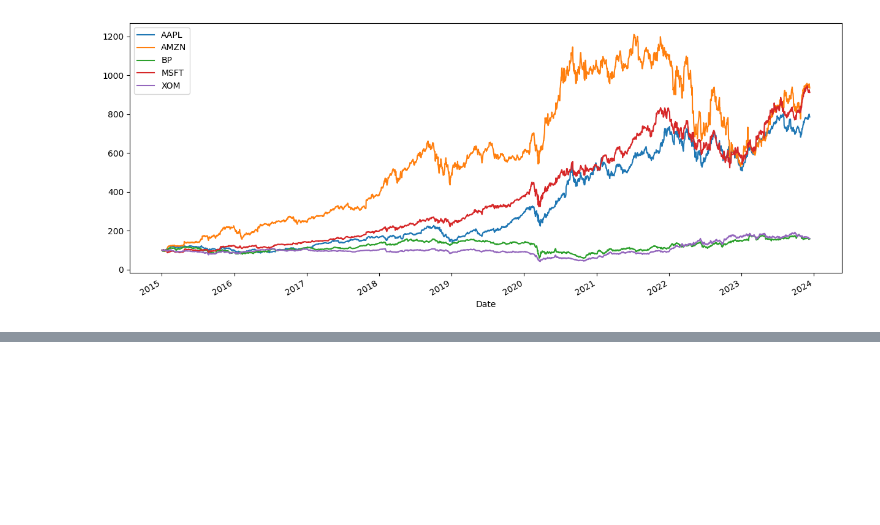
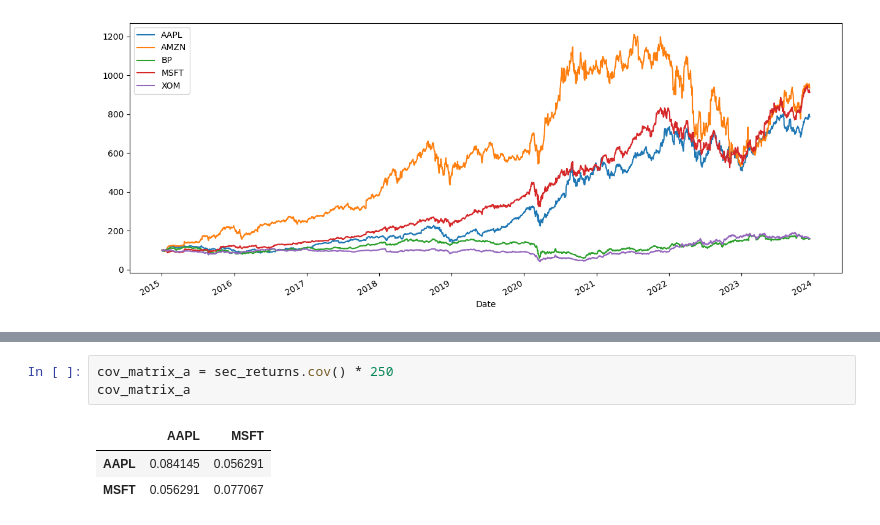
Before and after one commit to Ravindra1972/Anaytics-in-finance-using-Python, a Jupyter notebook: Return_and_Risk_of_a_Portfolio.ipynb, the cells around one changed output, grey strips where cells are left out. Drawn from its saved outputs; the diff is of its cells as text; blank space fills up the shorter version.

```diff
--- a/Return_and_Risk_of_a_Portfolio.ipynb
+++ b/Return_and_Risk_of_a_Portfolio.ipynb
@@ -91,0 +235,7 @@ plt.show()
+# %%
+cov_matrix_a = sec_returns.cov() * 250
+cov_matrix_a
+# %% [output]
+|  | AAPL | MSFT |
+| AAPL | 0.084145 | 0.056291 |
+| MSFT | 0.056291 | 0.077067 |
```
Also changed, not shown: parts of 25 cells of this notebook.
